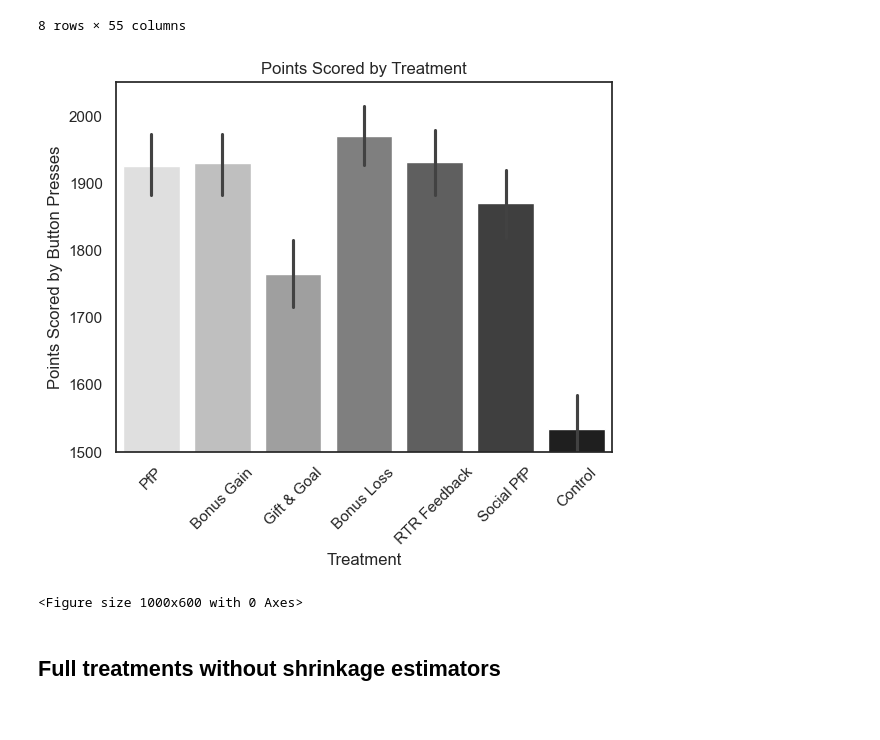
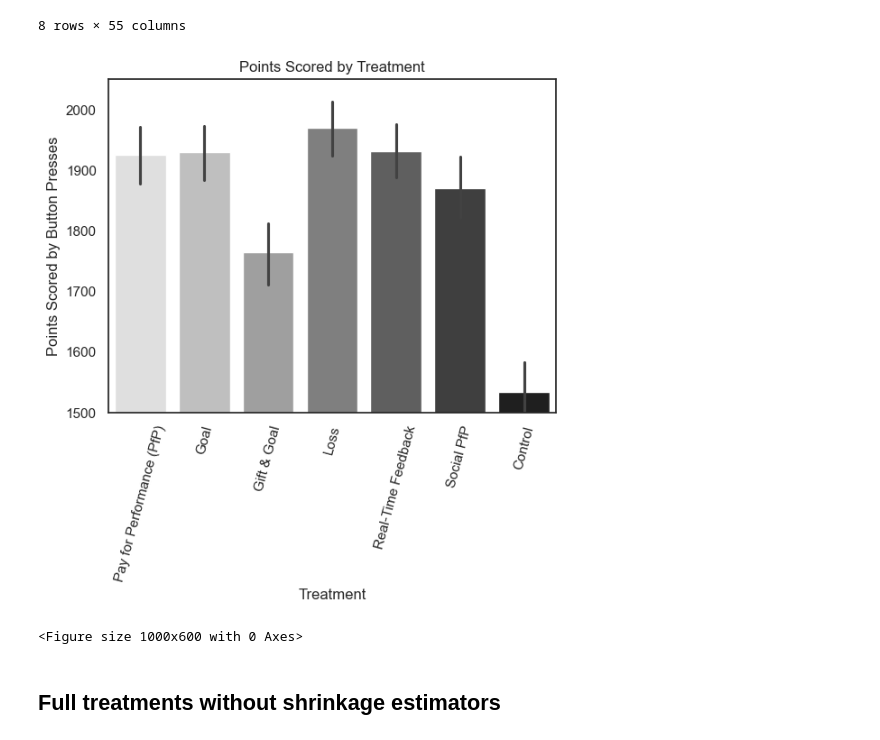
Before and after one commit to klaushajdaraj/ml-treatment-effects, a Jupyter notebook: Analytics.ipynb, the cells around one changed output. Cells and saved outputs as stored; diff of their text form; code cells hidden in the pictures.

Commit message:
Renamed treatments

```diff
--- a/Analytics.ipynb
+++ b/Analytics.ipynb
@@ -97,33 +97,31 @@ df.describe()
 # %%
 df_viz = df.copy()
 
-df_viz.loc[df_viz['treat'] == 1, "treat"] = 'PfP'
-df_viz.loc[df_viz['treat'] == 2, "treat"] = 'Bonus Gain'
+df_viz.loc[df_viz['treat'] == 1, "treat"] = 'Pay for Performance (PfP)'
+df_viz.loc[df_viz['treat'] == 2, "treat"] = 'Goal'
 df_viz.loc[df_viz['treat'] == 3, "treat"] = 'Gift & Goal'
-df_viz.loc[df_viz['treat'] == 4, "treat"] = 'Bonus Loss'
-df_viz.loc[df_viz['treat'] == 5, "treat"] = 'RTR Feedback'
+df_viz.loc[df_viz['treat'] == 4, "treat"] = 'Loss'
+df_viz.loc[df_viz['treat'] == 5, "treat"] = 'Real-Time Feedback'
 df_viz.loc[df_viz['treat'] == 6, "treat"] = 'Social PfP'
 df_viz.loc[df_viz['treat'] == 7, "treat"] = 'Control'
 
 # Button presses bar plot for each treatment
-
-colours = ['dimgray', 'darkgray', 'lightgray', 'tgrey', 'silver', 'gainsboro', 'dimgrey']
-order = ['PfP', 'Bonus Gain', 'Gift & Goal', 'Bonus Loss', 'RTR Feedback', 'Social PfP', 'Control']
+order = ['Pay for Performance (PfP)', 'Goal', 'Gift & Goal', 'Loss', 'Real-Time Feedback', 'Social PfP', 'Control']
 df_viz['treat'] = pd.Categorical(df_viz['treat'], categories=order, ordered=True)
 
 ax = sns.barplot(y="buttonpresses", x="treat", data=df_viz, hue="treat", errorbar=('ci', 95), palette="gray_r", order=order)
 ax.set(
     xlabel="Treatment",
     ylabel="Points Scored by Button Presses",
     title="Points Scored by Treatment"
 )
 
 plt.ylim(1500, 2050)
-plt.xticks(rotation=45)
+plt.xticks(rotation=75)
 plt.figure(figsize=(10,6))
 plt.show()
 # %% [output]
-[figure, old version]
+[figure, new version]
 <Figure size 1000x600 with 0 Axes>
 # %% [markdown]
 ## Full treatments without shrinkage estimators
```
